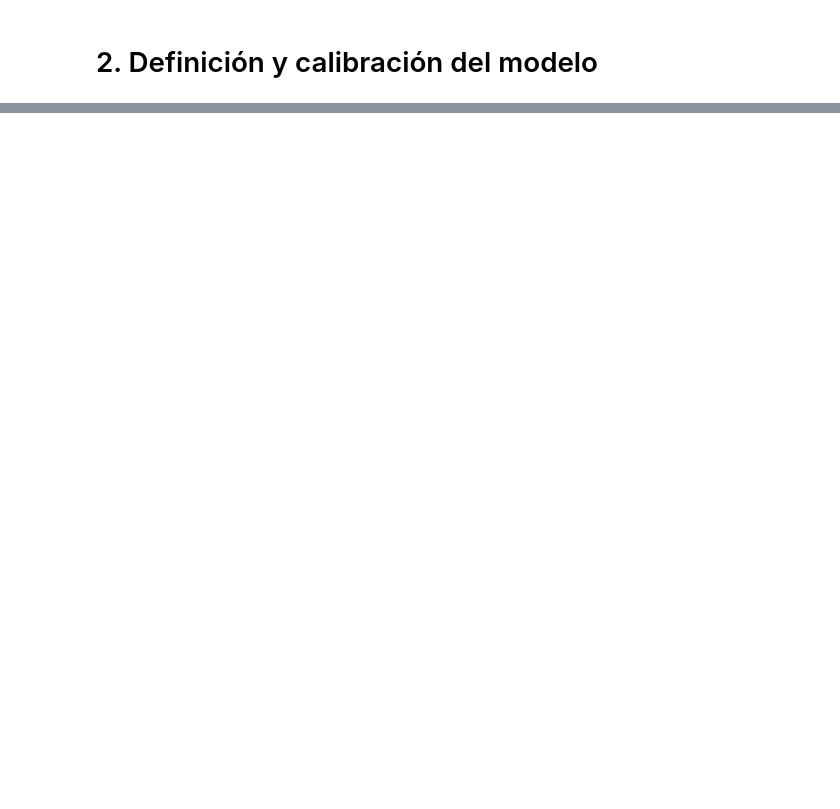
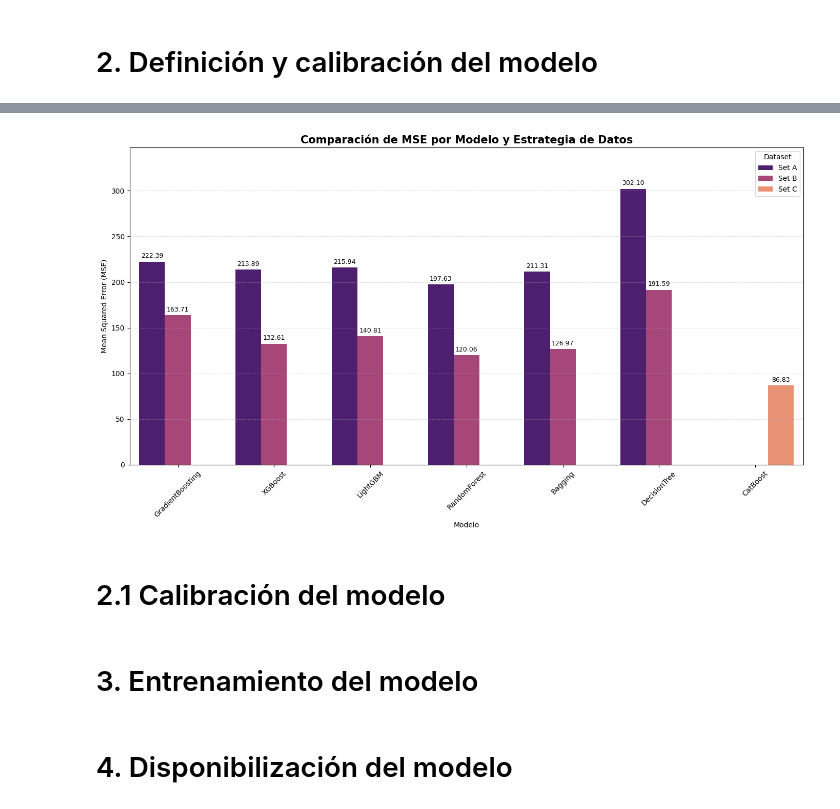
Before and after one commit to JohanManjarresMIAD/JohanManjarresMIAD-JohanManjarresMIAD-MIAD_ML_NLP_2026-Grupo_26, a Jupyter notebook: Semana 3/S3P1_proyecto1_v2.ipynb, the cells around one changed output, grey strips where cells are left out. Saved outputs shown, nothing was run; the diff lists cells and outputs as text; code cells hidden in the pictures; blank space fills up the shorter version.

```diff
--- a/Semana 3/S3P1_proyecto1_v2.ipynb
+++ b/Semana 3/S3P1_proyecto1_v2.ipynb
@@ -471,0 +433,26 @@ analizando modelo RandomForest
+# %%
+df_mse_val = pd.DataFrame(list(mse_val.items()), columns=['Modelo_Set', 'MSE'])
+df_mse_val[['Modelo', 'Dataset']] = df_mse_val['Modelo_Set'].str.split('_Set_', expand=True)
+df_mse_val['Dataset'] = 'Set ' + df_mse_val['Dataset']
+plt.figure(figsize=(14, 8))
+ax = sns.barplot(data=df_mse_val, x='Modelo', y='MSE', hue='Dataset', palette='magma')
+
+for container in ax.containers:
+    ax.bar_label(container, padding=3, fontsize=9, fmt='%.2f', rotation=0)
+
+plt.title('Comparación de MSE por Modelo y Estrategia de Datos', fontsize=15, fontweight='bold')
+plt.ylabel('Mean Squared Error (MSE)')
+plt.xlabel('Modelo')
+plt.xticks(rotation=45)
+ax.set_ylim(0, df_mse_val['MSE'].max() * 1.15)
+plt.grid(axis='y', linestyle='--', alpha=0.4)
+plt.tight_layout()
+plt.show()
+# %% [output]
+[figure, added]
+# %% [markdown]
+# 2.1 Calibración del modelo
+# %% [markdown]
+# 3. Entrenamiento del modelo
+# %% [markdown]
+# 4. Disponibilización del modelo
```
Also changed, not shown: parts of 5 cells of this notebook, 3 other files.
